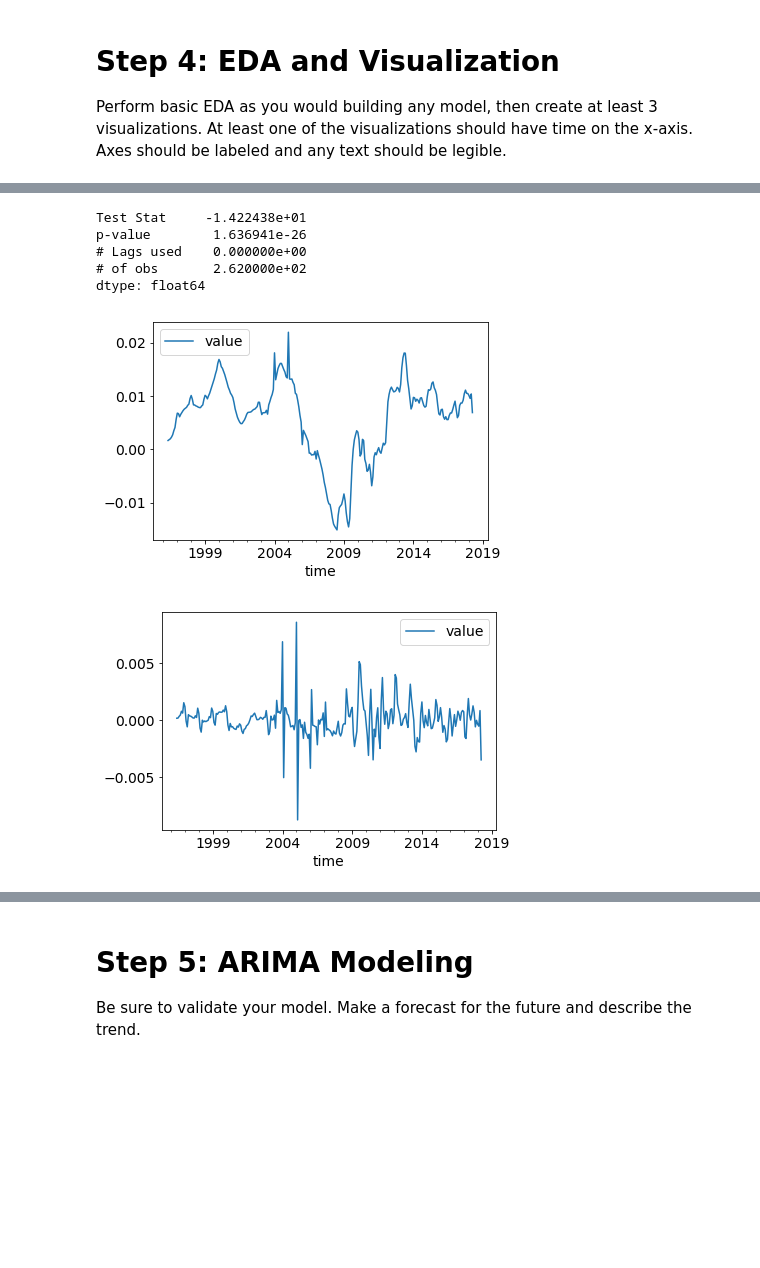
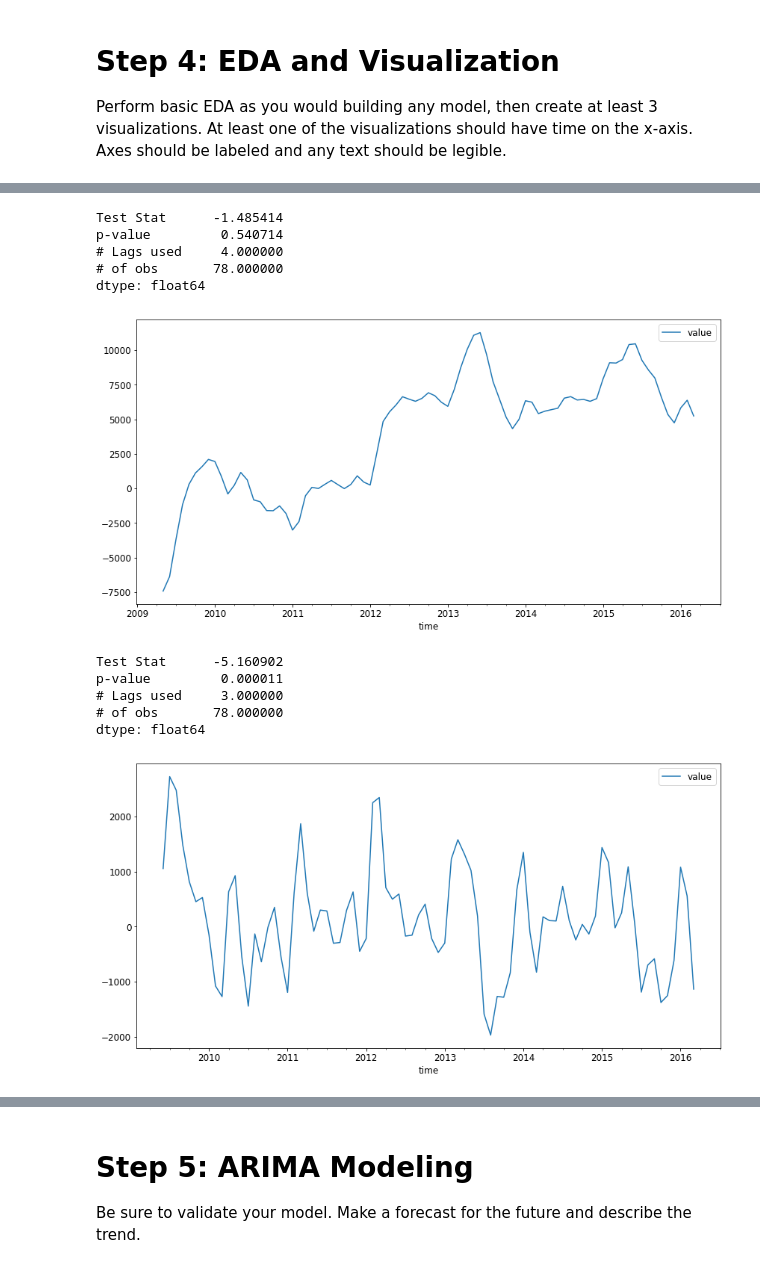
Before and after one commit to krbarounis/Zillow-Project, a Jupyter notebook: mod_4_starter_notebook.ipynb, the cells around one changed output, grey strips where cells are left out. Saved outputs shown, nothing was run; the diff lists cells and outputs as text; code cells hidden in the pictures; blank space fills up the shorter version.

```diff
--- a/mod_4_starter_notebook.ipynb
+++ b/mod_4_starter_notebook.ipynb
@@ -112,4 +96,9 @@ zips_model_10 = diff_df[diff_df['diff']>cutoffs[1]]['RegionName']
+# %%
+# split the data for testing and training purposes
+train_df = sorted_melt[sorted_melt.index < '2016-04-01']
+test_df = sorted_melt[sorted_melt.index >= '2016-04-01']
 # %%
-high_return = melt_df.loc[melt_df['RegionName'].isin(list(zips_model_10))]
-low_return = melt_df.loc[melt_df['RegionName'].isin(list(zips_model_1))]
+# training data
+high_return = train_df.loc[train_df['RegionName'].isin(list(zips_model_10))]
+low_return = train_df.loc[train_df['RegionName'].isin(list(zips_model_1))]
 # %%
@@ -121,14 +110,15 @@ low_df = low_return.groupby('time')[['value']].mean()
 Perform basic EDA as you would building any model, then create at least 3 visualizations.  At least one of the visualizations should have time on the x-axis.  Axes should be labeled and any text should be legible.
 # %%
 font = {'family' : 'normal',
-        'size'   : 14}
-
+        'size'   : 12}
+plt.rcParams['figure.figsize'] = 14, 7
 plt.rc('font', **font)
 high_df.plot()
 plt.title('high')
+plt.xticks(rotation=70)
 low_df.plot()
 plt.title('low')
-#log transform values
-log_high = pd.DataFrame(np.log(high_df['value']), index=high_df.index)
+plt.xticks(rotation=70)
+
 # NOTE: if you visualizations are too cluttered to read, try calling 'plt.gcf().autofmt_xdate()'!
 # %% [output]
@@ -160,21 +135,34 @@ def dickey_fuller(array):
     test = adfuller(array)
     output = pd.Series(test[0:4], index = ['Test Stat','p-value','# Lags used', '# of obs'])
     return output
+# %%
+# High ROI zipcodes
+#differenced once
+high_df_once = high_df.diff()
+high_df_once.dropna(inplace=True)
+high_df_once.plot()
+
+dickey_fuller(high_df_once.value)
+# %% [output]
+Test Stat      -1.485414
+p-value         0.540714
+# Lags used     4.000000
+# of obs       78.000000
+dtype: float64
+[figure, added]
 # %%
-#differenced once
-high_df_once = log_high.diff()
-high_df_once.plot()
 #differenced twice
 high_df_twice = high_df_once.diff()
+high_df_twice.dropna(inplace=True)
 high_df_twice.plot()
-high_df_twice.dropna(inplace=True)
+
+
 #run dicky fuller
 dickey_fuller(high_df_twice.value)
 # %% [output]
-Test Stat     -1.422438e+01
-p-value        1.636941e-26
-# Lags used    0.000000e+00
-# of obs       2.620000e+02
+Test Stat      -5.160902
+p-value         0.000011
+# Lags used     3.000000
+# of obs       78.000000
 dtype: float64
-[figure, old version]
+[figure, new version]
-[figure, removed]
```
Also changed, not shown: parts of 34 cells of this notebook.
